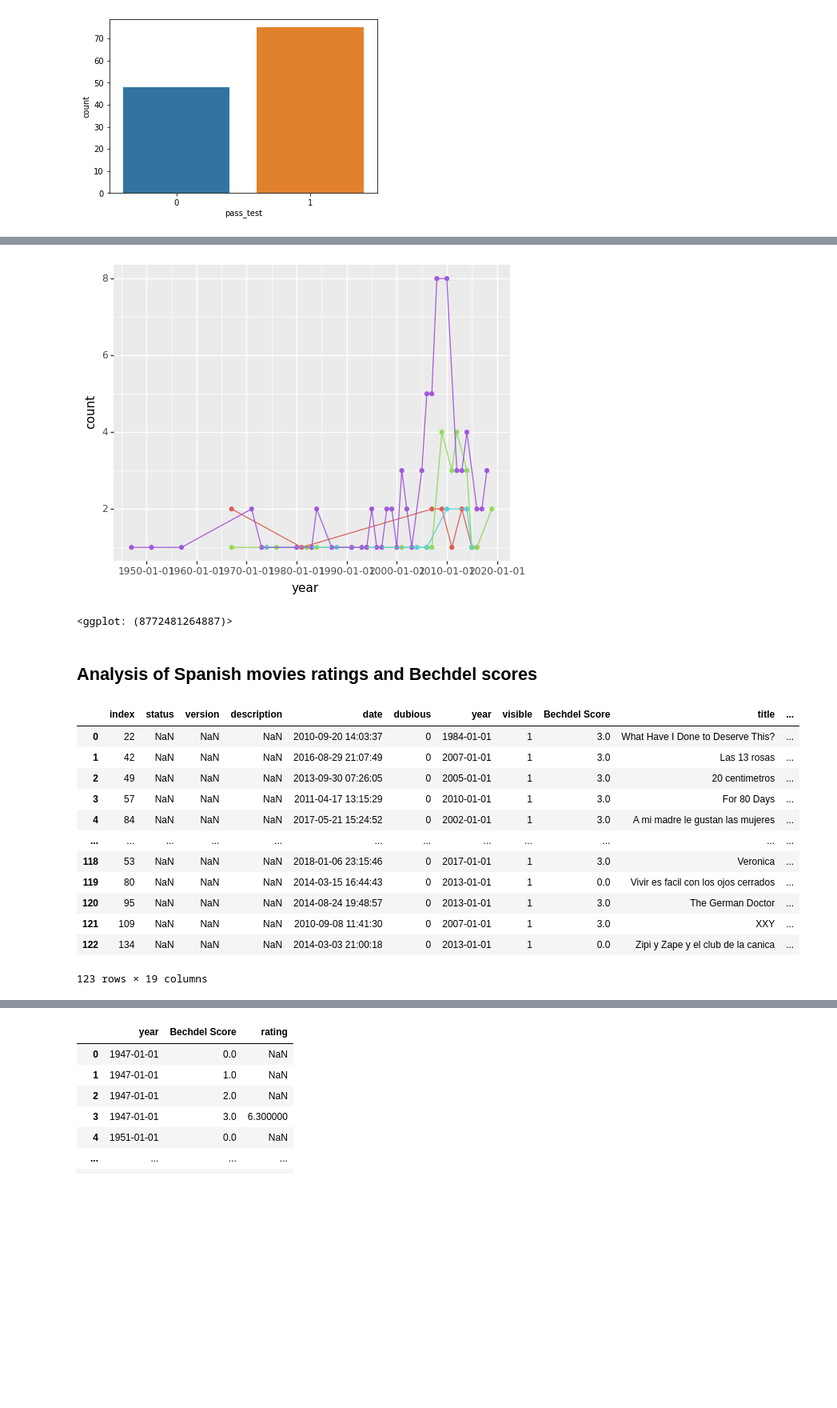
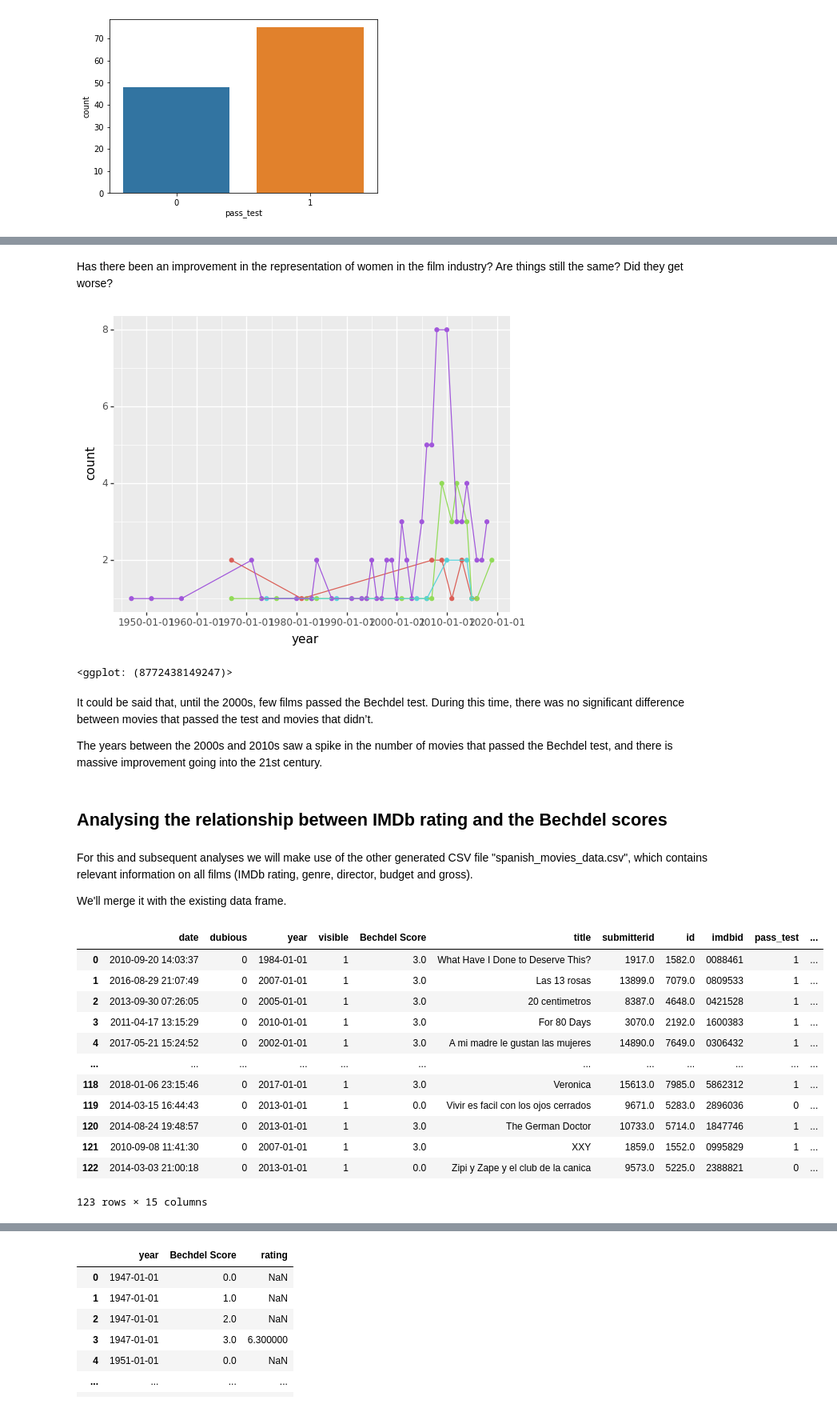
Before and after one commit to gon-martinam/bechdel-test-spanish-films, a Jupyter notebook: bechdel_test.ipynb, the cells around one changed output, grey strips where cells are left out. Shown at 80% size. Saved outputs shown, nothing was run; the diff lists cells and outputs as text; code cells hidden in the pictures; blank space fills up the shorter version.

Commit message:
v1.0.0 - Notebooks have been documented and small changes have been added

```diff
--- a/bechdel_test.ipynb
+++ b/bechdel_test.ipynb
@@ -13,6 +13,8 @@ from plotnine import *
 ## Movies produced in Spain
 # %%
 df_spanish_movies_bechdel = pd.read_csv("def_wikipedia_spanish_movies_bechdel.csv", dtype='str')
+# %%
+df_spanish_movies_bechdel.drop(columns=['index', 'status', 'version', 'description'], inplace=True)
 # %%
 df_spanish_movies_bechdel
 # %% [output]
@@ -74,27 +100,37 @@ sns.countplot(x='pass_test', data=df_spanish_movies_bechdel)
+# %% [markdown]
+Has there been an improvement in the representation of women in the film industry? Are things still the same? Did they get worse?
 # %%
 (ggplot(df_spanish_movies_bechdel)+
  geom_point(aes('year',color=df_spanish_movies_bechdel['Bechdel Score']),stat='count',show_legend=False)+
  geom_line(aes('year',color=df_spanish_movies_bechdel['Bechdel Score']),stat='count',show_legend=False))
 # %% [output]
 [figure]
-<ggplot: (8772481264887)>
+<ggplot: (8772438149247)>
-# %% [markdown]
-## Analysis of Spanish movies ratings and Bechdel scores
+# %% [markdown]
+It could be said that, until the 2000s, few films passed the Bechdel test. During this time, there was no significant difference between movies that passed the test and movies that didn’t.
+
+The years between the 2000s and 2010s saw a spike in the number of movies that passed the Bechdel test, and there is massive improvement going into the 21st century.
+# %% [markdown]
+## Analysing the relationship between IMDb rating and the Bechdel scores
+# %% [markdown]
+For this and subsequent analyses we will make use of the other generated CSV file "spanish_movies_data.csv", which contains relevant information on all films (IMDb rating, genre, director, budget and gross).
+
+We'll merge it with the existing data frame.
 # %%
 imdb_df = pd.read_csv('spanish_movies_data.csv', dtype=str)
-df_spanish_movies_bechdel_ratings = pd.merge(df_spanish_movies_bechdel, imdb_df, how='left', left_on=['imdbid'], right_on=['imdbid'])
-df_spanish_movies_bechdel_ratings
+df_spanish_movies_bechdel_data = pd.merge(df_spanish_movies_bechdel, imdb_df, how='left', left_on=['imdbid'], right_on=['imdbid'])
+df_spanish_movies_bechdel_data
 # %% [output]
-|  | index | status | version | description | date | dubious | year | visible | Bechdel Score | title | ... |
-| 0 | 22 | NaN | NaN | NaN | 2010-09-20 14:03:37 | 0 | 1984-01-01 | 1 | 3.0 | What Have I Done to Deserve This? | ... |
-| 1 | 42 | NaN | NaN | NaN | 2016-08-29 21:07:49 | 0 | 2007-01-01 | 1 | 3.0 | Las 13 rosas | ... |
-| 2 | 49 | NaN | NaN | NaN | 2013-09-30 07:26:05 | 0 | 2005-01-01 | 1 | 3.0 | 20 centimetros | ... |
-| 3 | 57 | NaN | NaN | NaN | 2011-04-17 13:15:29 | 0 | 2010-01-01 | 1 | 3.0 | For 80 Days | ... |
-| 4 | 84 | NaN | NaN | NaN | 2017-05-21 15:24:52 | 0 | 2002-01-01 | 1 | 3.0 | A mi madre le gustan las mujeres | ... |
+|  | date | dubious | year | visible | Bechdel Score | title | submitterid | id | imdbid | pass_test | ... |
+| 0 | 2010-09-20 14:03:37 | 0 | 1984-01-01 | 1 | 3.0 | What Have I Done to Deserve This? | 1917.0 | 1582.0 | 0088461 | 1 | ... |
+| 1 | 2016-08-29 21:07:49 | 0 | 2007-01-01 | 1 | 3.0 | Las 13 rosas | 13899.0 | 7079.0 | 0809533 | 1 | ... |
+| 2 | 2013-09-30 07:26:05 | 0 | 2005-01-01 | 1 | 3.0 | 20 centimetros | 8387.0 | 4648.0 | 0421528 | 1 | ... |
+| 3 | 2011-04-17 13:15:29 | 0 | 2010-01-01 | 1 | 3.0 | For 80 Days | 3070.0 | 2192.0 | 1600383 | 1 | ... |
+| 4 | 2017-05-21 15:24:52 | 0 | 2002-01-01 | 1 | 3.0 | A mi madre le gustan las mujeres | 14890.0 | 7649.0 | 0306432 | 1 | ... |
 | ... | ... | ... | ... | ... | ... | ... | ... | ... | ... | ... | ... |
-| 118 | 53 | NaN | NaN | NaN | 2018-01-06 23:15:46 | 0 | 2017-01-01 | 1 | 3.0 | Veronica | ... |
-| 119 | 80 | NaN | NaN | NaN | 2014-03-15 16:44:43 | 0 | 2013-01-01 | 1 | 0.0 | Vivir es facil con los ojos cerrados | ... |
-| 120 | 95 | NaN | NaN | NaN | 2014-08-24 19:48:57 | 0 | 2013-01-01 | 1 | 3.0 | The German Doctor | ... |
-| 121 | 109 | NaN | NaN | NaN | 2010-09-08 11:41:30 | 0 | 2007-01-01 | 1 | 3.0 | XXY | ... |
-| 122 | 134 | NaN | NaN | NaN | 2014-03-03 21:00:18 | 0 | 2013-01-01 | 1 | 0.0 | Zipi y Zape y el club de la canica | ... |
+| 118 | 2018-01-06 23:15:46 | 0 | 2017-01-01 | 1 | 3.0 | Veronica | 15613.0 | 7985.0 | 5862312 | 1 | ... |
+| 119 | 2014-03-15 16:44:43 | 0 | 2013-01-01 | 1 | 0.0 | Vivir es facil con los ojos cerrados | 9671.0 | 5283.0 | 2896036 | 0 | ... |
+| 120 | 2014-08-24 19:48:57 | 0 | 2013-01-01 | 1 | 3.0 | The German Doctor | 10733.0 | 5714.0 | 1847746 | 1 | ... |
+| 121 | 2010-09-08 11:41:30 | 0 | 2007-01-01 | 1 | 3.0 | XXY | 1859.0 | 1552.0 | 0995829 | 1 | ... |
+| 122 | 2014-03-03 21:00:18 | 0 | 2013-01-01 | 1 | 0.0 | Zipi y Zape y el club de la canica | 9573.0 | 5225.0 | 2388821 | 0 | ... |
-123 rows × 19 columns
+123 rows × 15 columns
```
Also changed, not shown: parts of 37 cells of this notebook.
